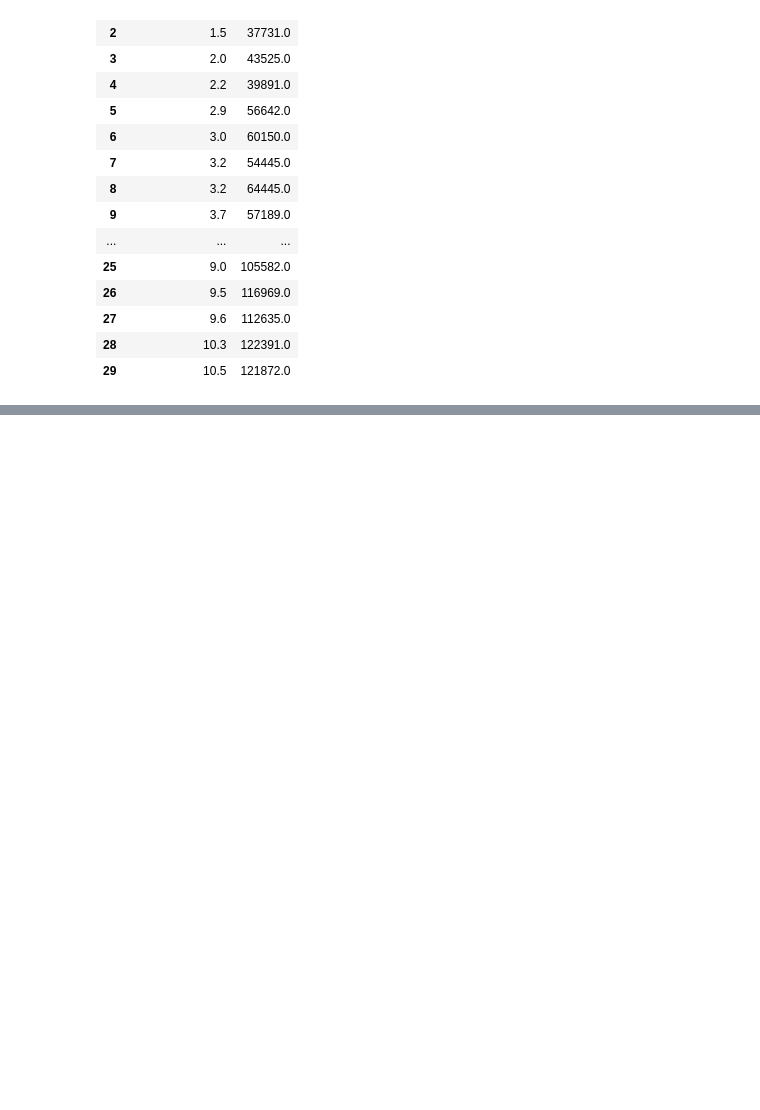
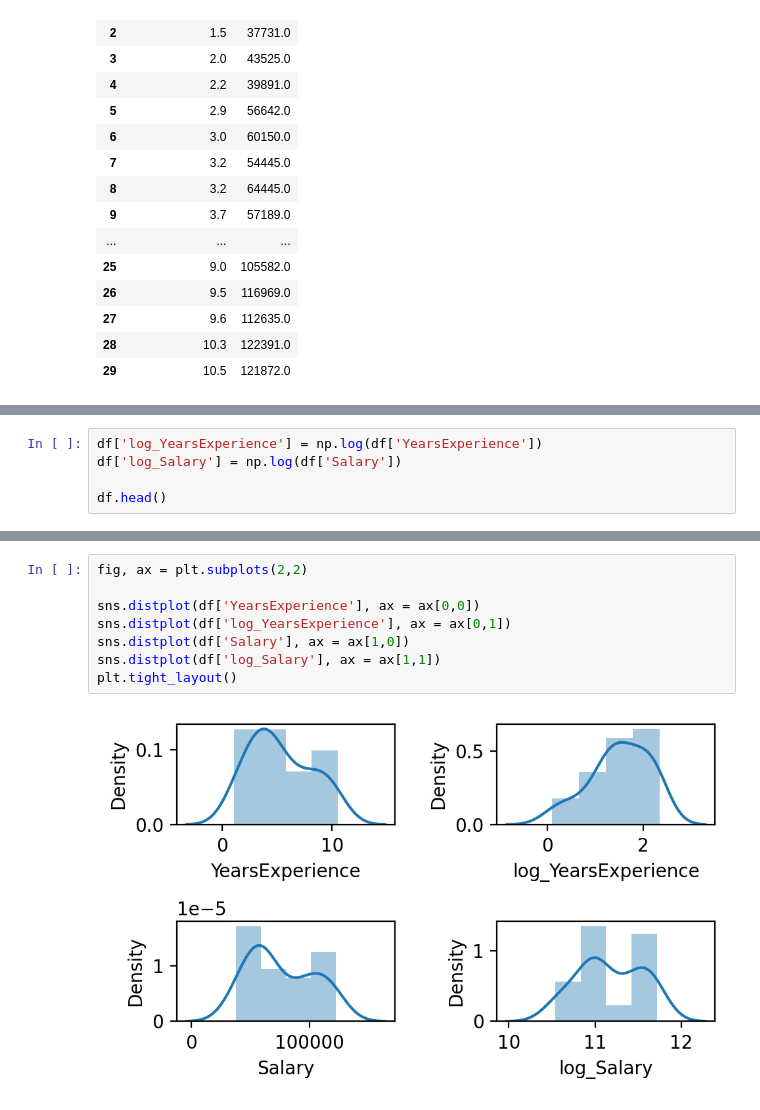
Before and after one commit to kunal-mallick/Data-Science-Assignments, a Jupyter notebook: 04_Simple Linear Regression/Code/Q2.ipynb, the cells around one changed output, grey strips where cells are left out. Drawn from its saved outputs; the diff is of its cells as text; blank space fills up the shorter version.

```diff
--- a/04_Simple Linear Regression/Code/Q2.ipynb
+++ b/04_Simple Linear Regression/Code/Q2.ipynb
@@ -38,0 +120,5 @@ df
+# %%
+df['log_YearsExperience'] = np.log(df['YearsExperience'])
+df['log_Salary'] = np.log(df['Salary'])
+
+df.head()
@@ -38,0 +132,10 @@ df
+# %%
+fig, ax = plt.subplots(2,2)
+
+sns.distplot(df['YearsExperience'], ax = ax[0,0])
+sns.distplot(df['log_YearsExperience'], ax = ax[0,1])
+sns.distplot(df['Salary'], ax = ax[1,0])
+sns.distplot(df['log_Salary'], ax = ax[1,1])
+plt.tight_layout()
+# %% [output]
+[figure, added]
```
Also changed, not shown: parts of 40 cells of this notebook.
